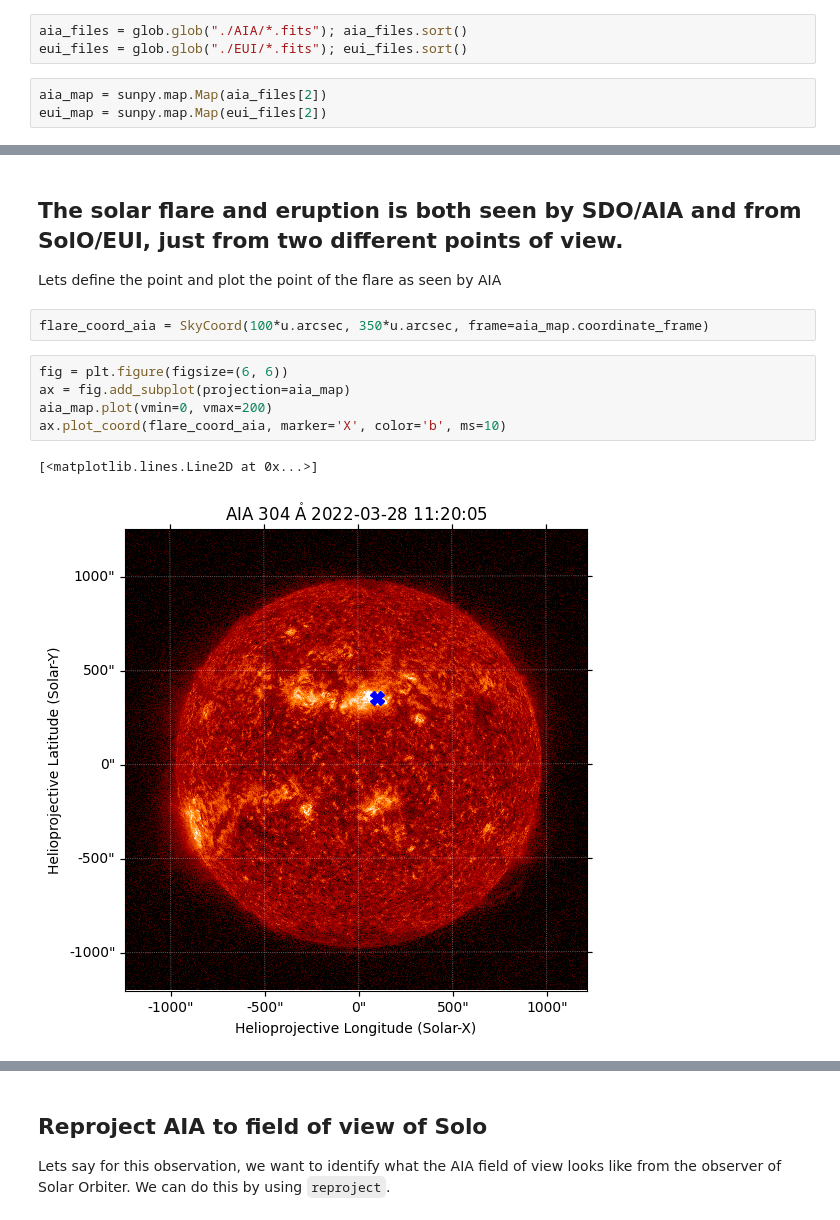
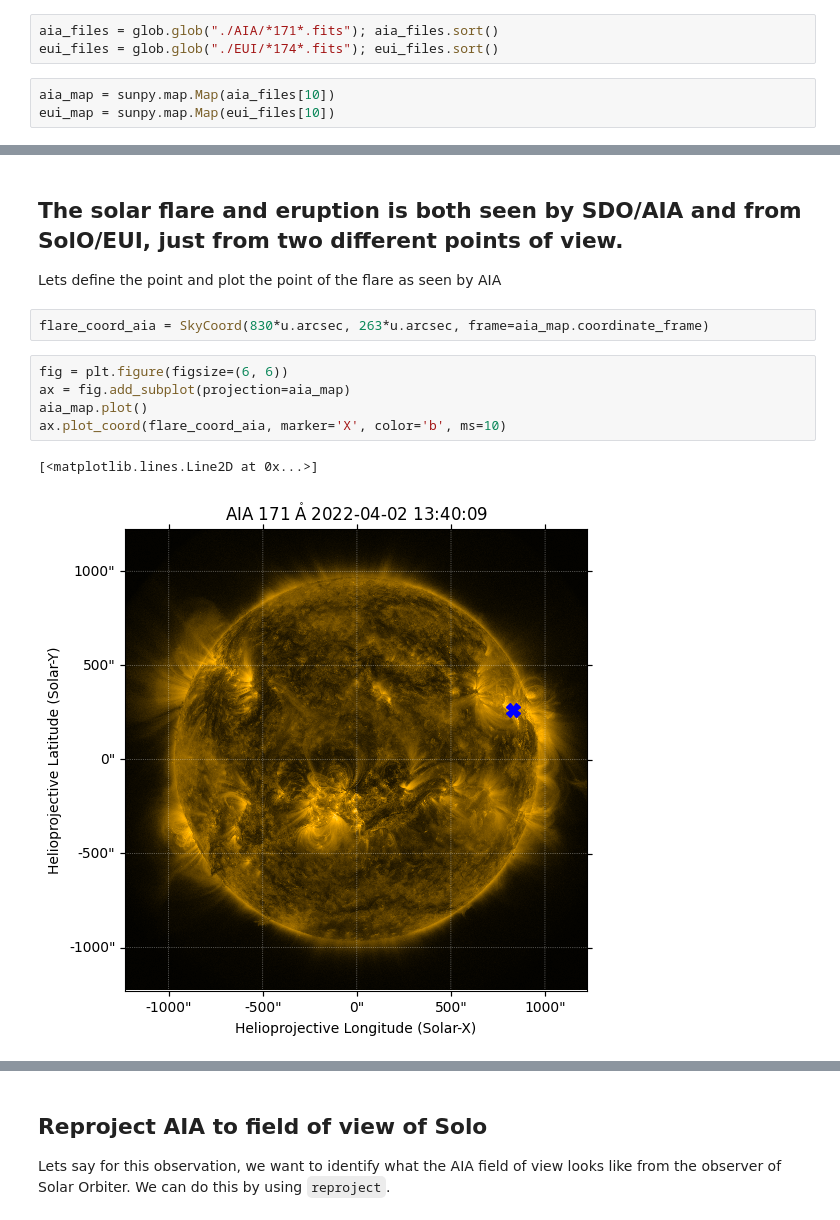
Before and after one commit to hayesla/ESPDSummerSchoolSunPy, a Jupyter notebook: 3. Coordinates framework.ipynb, the cells around one changed output, grey strips where cells are left out. Saved outputs shown, nothing was run; the diff lists cells and outputs as text.

```diff
--- a/3. Coordinates framework.ipynb
+++ b/3. Coordinates framework.ipynb
@@ -169,8 +202,8 @@ Text(0.5, 1.0, 'Positions in Heliographic Stonyhurst (HGS)')
 
 ## Example of SDO/AIA and Solar Orbiter/EUI
 # %%
-aia_files = glob.glob("./AIA/*.fits"); aia_files.sort()
-eui_files = glob.glob("./EUI/*.fits"); eui_files.sort()
+aia_files = glob.glob("./AIA/*171*.fits"); aia_files.sort()
+eui_files = glob.glob("./EUI/*174*.fits"); eui_files.sort()
 # %%
-aia_map = sunpy.map.Map(aia_files[2])
-eui_map = sunpy.map.Map(eui_files[2])
+aia_map = sunpy.map.Map(aia_files[10])
+eui_map = sunpy.map.Map(eui_files[10])
@@ -228,15 +259,15 @@ plt.legend()
 
 Lets define the point and plot the point of the flare as seen by AIA
 # %%
-flare_coord_aia = SkyCoord(100*u.arcsec, 350*u.arcsec, frame=aia_map.coordinate_frame)
+flare_coord_aia = SkyCoord(830*u.arcsec, 263*u.arcsec, frame=aia_map.coordinate_frame)
 # %%
 fig = plt.figure(figsize=(6, 6))
 ax = fig.add_subplot(projection=aia_map)
-aia_map.plot(vmin=0, vmax=200)
+aia_map.plot()
 ax.plot_coord(flare_coord_aia, marker='X', color='b', ms=10)
 # %% [output]
 [<matplotlib.lines.Line2D at 0x...>]
-[figure, old version]
+[figure, new version]
 # %%
 fig = plt.figure(figsize=(6, 6))
 ax = fig.add_subplot(projection=eui_map)
```
Also changed, not shown: parts of 29 cells of this notebook.
